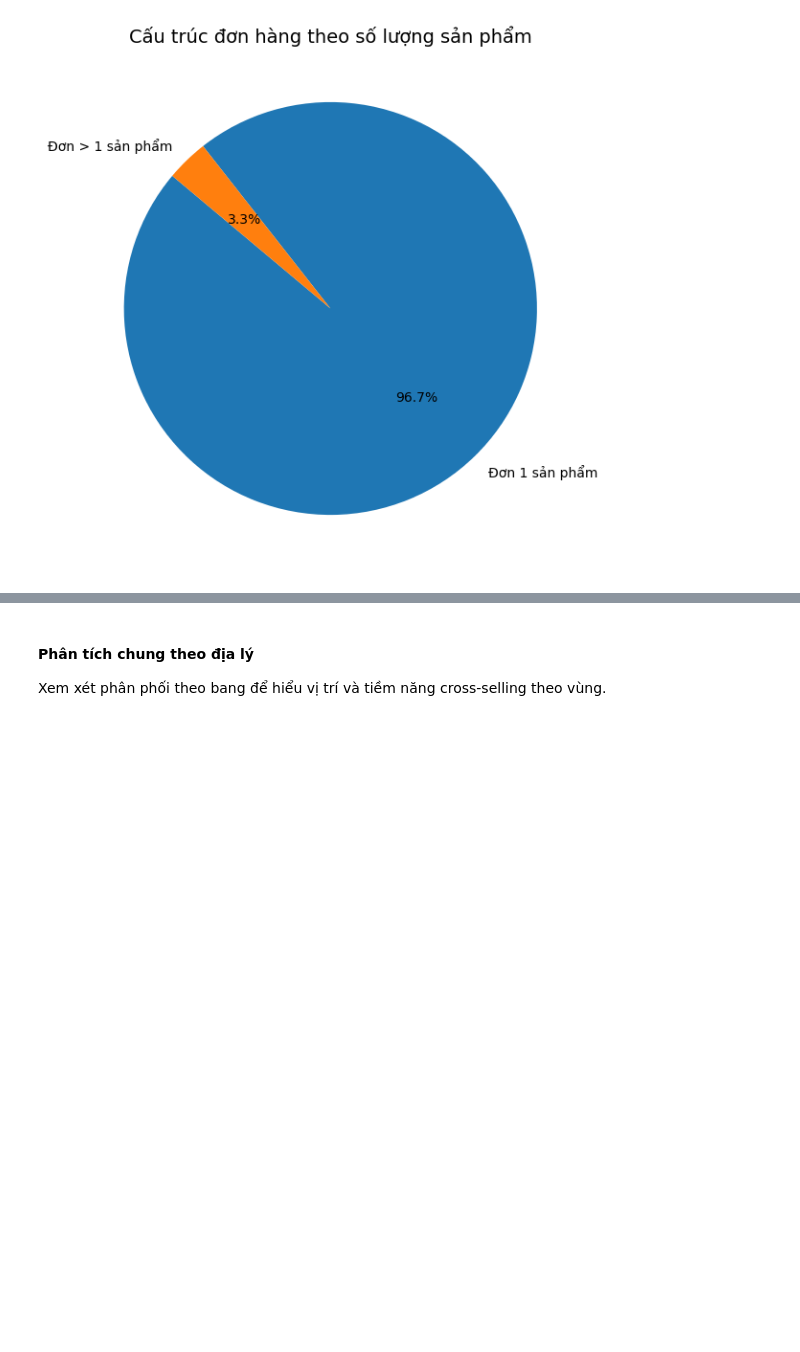
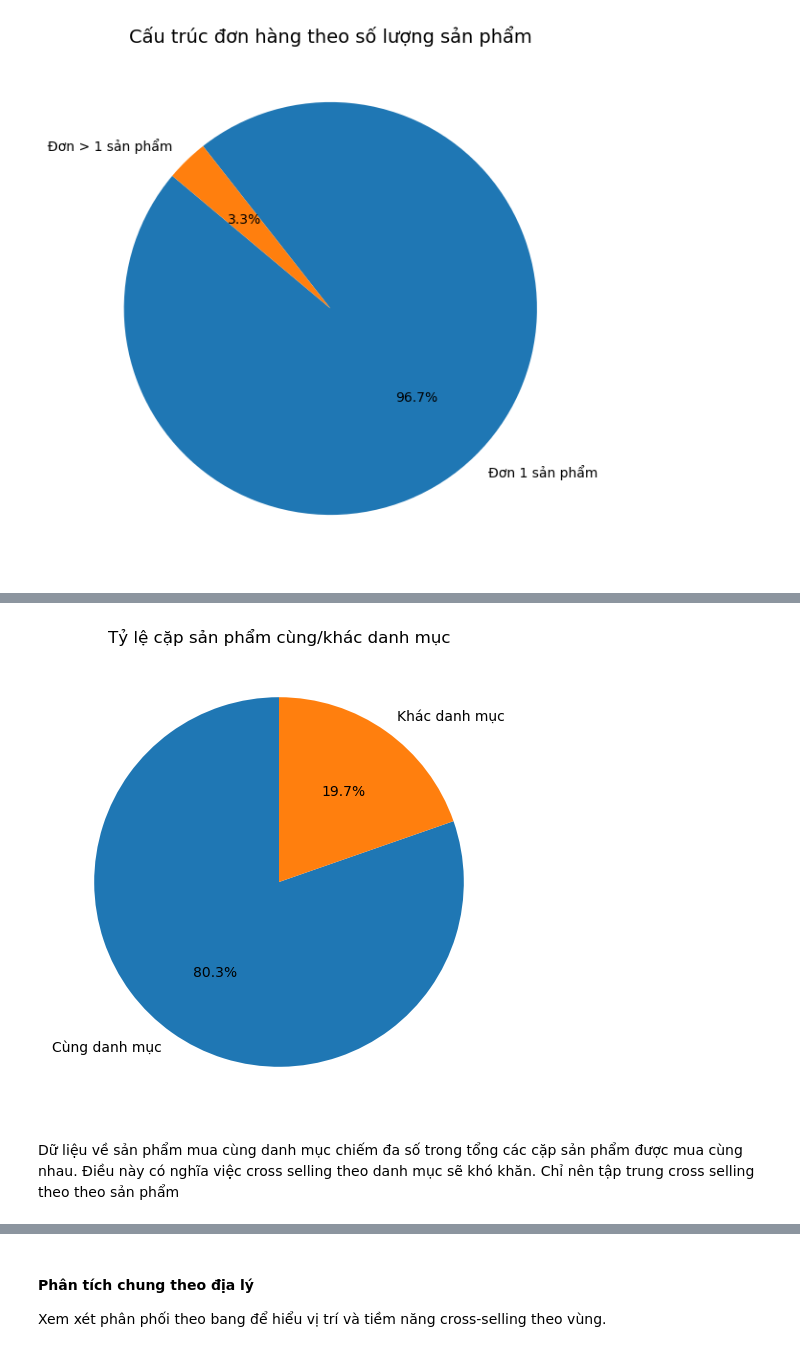
Before and after one commit to nguyenanhthy/project_cross_selling, a Jupyter notebook: notebooks/01_EDA.ipynb, the cells around one changed output, grey strips where cells are left out. Saved outputs shown, nothing was run; the diff lists cells and outputs as text; code cells hidden in the pictures; blank space fills up the shorter version.

```diff
--- a/notebooks/01_EDA.ipynb
+++ b/notebooks/01_EDA.ipynb
@@ -679,0 +835,20 @@ plt.show()
+# %%
+# Lấy dữ liệu từ Spark DataFrame sang Pandas
+pdf_report = final_report.withColumn(
+    "percentage", F.round((F.col("count") / total_pairs) * 100, 2)
+).toPandas()
+
+# Vẽ biểu đồ tròn
+plt.figure(figsize=(6,6))
+plt.pie(
+    pdf_report["percentage"],
+    labels=pdf_report["is_same_category"],
+    autopct='%1.1f%%',
+    startangle=90
+)
+plt.title("Tỷ lệ cặp sản phẩm cùng/khác danh mục")
+plt.show()
+# %% [output]
+[figure, added]
+# %% [markdown]
+Dữ liệu về sản phẩm mua cùng danh mục chiếm đa số trong tổng các cặp sản phẩm được mua cùng nhau. Điều này có nghĩa việc cross selling theo danh mục sẽ khó khăn. Chỉ nên tập trung cross selling theo theo sản phẩm
```
Also changed, not shown: parts of 27 cells of this notebook, 1 other file.
